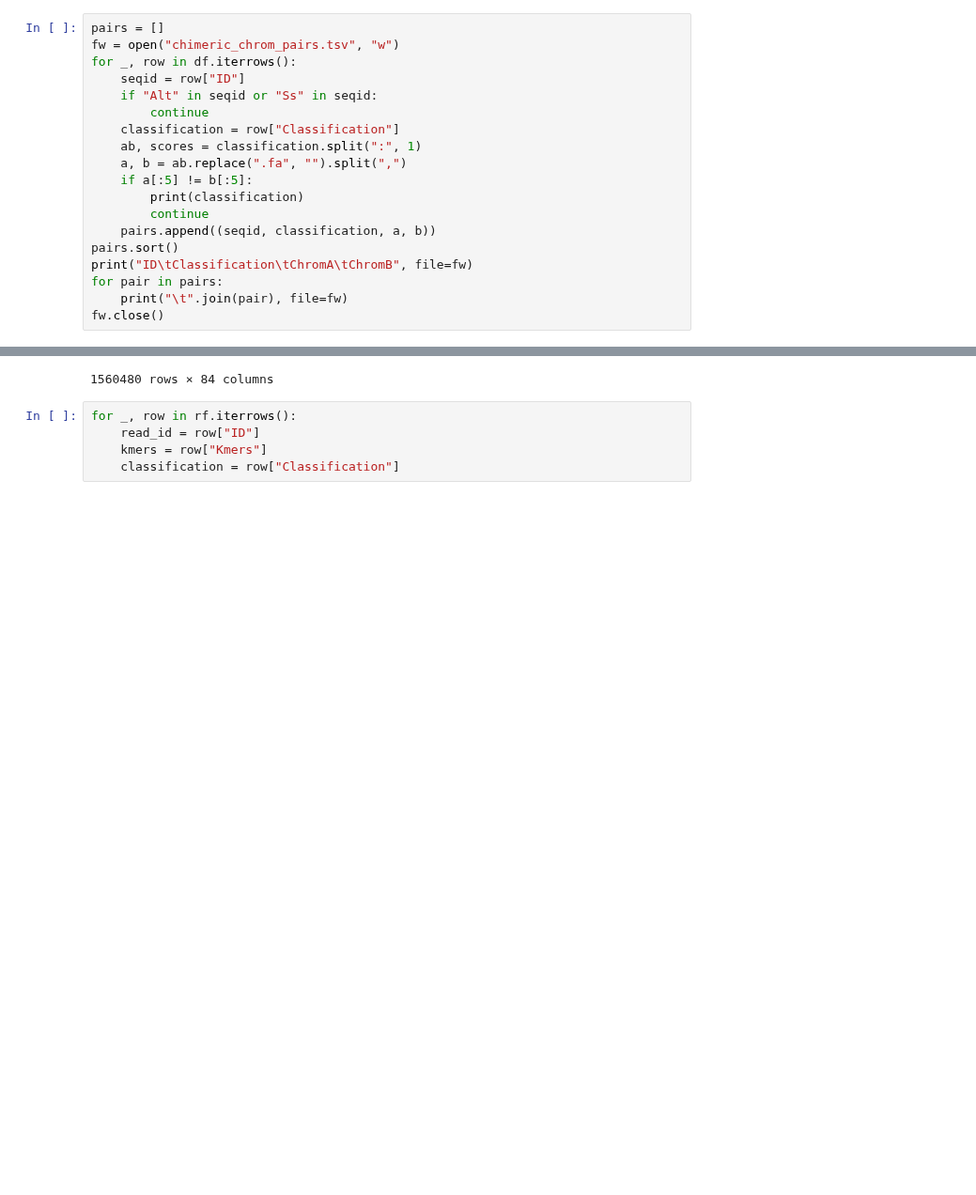
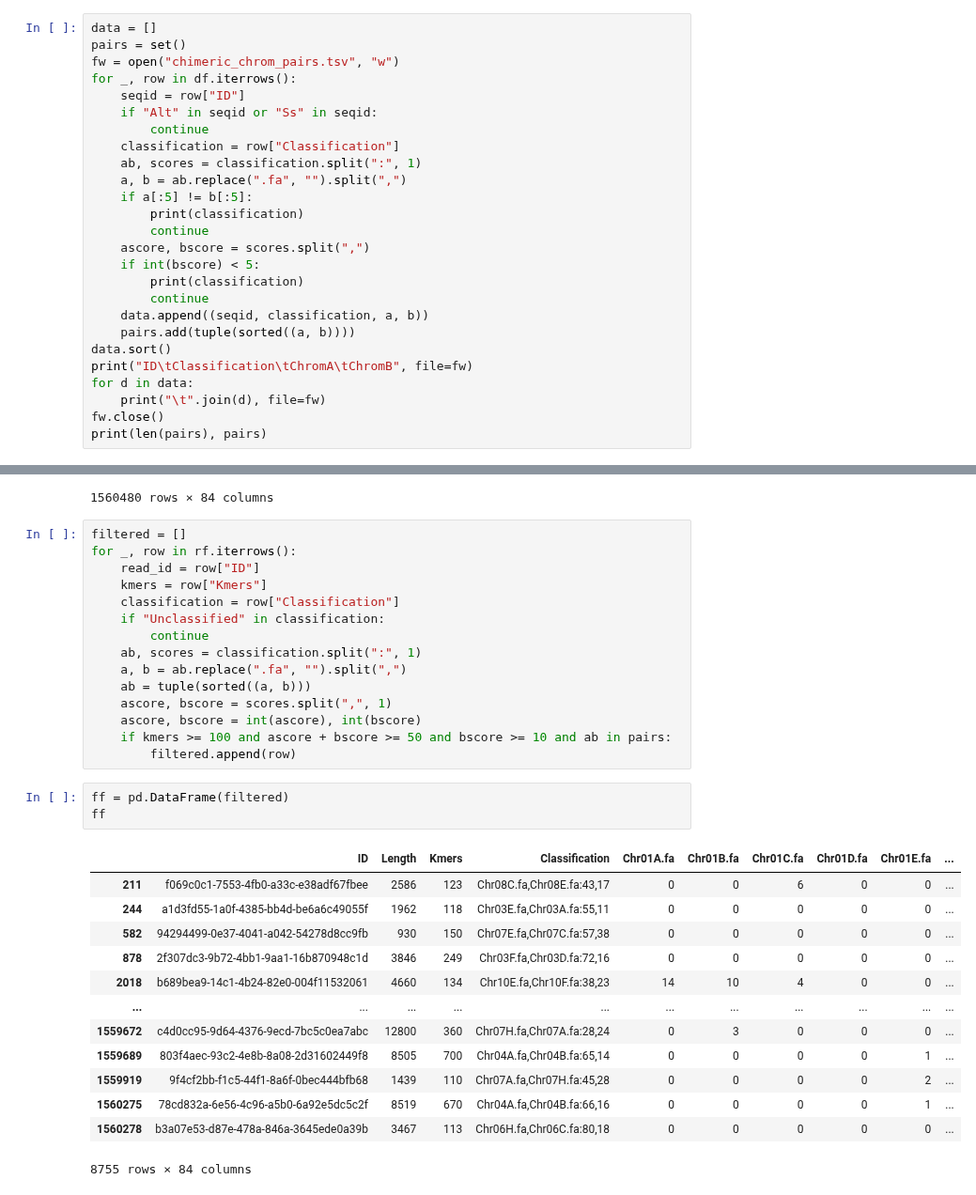
Before and after one commit to tanghaibao/klassify, a Jupyter notebook: notebooks/Breakpoint.ipynb, the cells around one changed output, grey strips where cells are left out. Shown at 94% size. Drawn from its saved outputs; the diff is of its cells as text; blank space fills up the shorter version.

```diff
--- a/notebooks/Breakpoint.ipynb
+++ b/notebooks/Breakpoint.ipynb
@@ -61,7 +61,8 @@ df
 | 0 | SoChr05B | 84959030 | 8496201 | Chr05E.fa,Chr05A.fa:68,18 | 1060 | 2107 | 47029 | 1253 | 6180 | ... |
 124 rows × 84 columns
 # %%
-pairs = []
+data = []
+pairs = set()
 fw = open("chimeric_chrom_pairs.tsv", "w")
 for _, row in df.iterrows():
     seqid = row["ID"]
@@ -73,10 +74,16 @@ for _, row in df.iterrows():
     if a[:5] != b[:5]:
         print(classification)
         continue
-    pairs.append((seqid, classification, a, b))
-pairs.sort()
+    ascore, bscore = scores.split(",")
+    if int(bscore) < 5:
+        print(classification)
+        continue
+    data.append((seqid, classification, a, b))
+    pairs.add(tuple(sorted((a, b))))
+data.sort()
 print("ID\tClassification\tChromA\tChromB", file=fw)
-for pair in pairs:
-    print("\t".join(pair), file=fw)
+for d in data:
+    print("\t".join(d), file=fw)
 fw.close()
+print(len(pairs), pairs)
 # %% [output]
@@ -99,8 +108,35 @@ rf
 | 1560478 | 3cf800c1-91e5-4f2d-aa56-30f8094d996e | 1707 | 0 | Unclassified:0,0 | 0 | 0 | 0 | 0 | 0 | ... |
 | 1560479 | cb34dcc6-7d79-4b92-b7dd-95b834d2f6ed | 2373 | 133 | Chr07E.fa,Chr07G.fa:74,25 | 0 | 0 | 0 | 0 | 0 | ... |
 1560480 rows × 84 columns
-# %%
-for _, row in rf.iterrows():
-    read_id = row["ID"]
-    kmers = row["Kmers"]
-    classification = row["Classification"]
+# %%
+filtered = []
+for _, row in rf.iterrows():
+    read_id = row["ID"]
+    kmers = row["Kmers"]
+    classification = row["Classification"]
+    if "Unclassified" in classification:
+        continue
+    ab, scores = classification.split(":", 1)
+    a, b = ab.replace(".fa", "").split(",")
+    ab = tuple(sorted((a, b)))
+    ascore, bscore = scores.split(",", 1)
+    ascore, bscore = int(ascore), int(bscore)
+    if kmers >= 100 and ascore + bscore >= 50 and bscore >= 10 and ab in pairs:
+        filtered.append(row)
+# %%
+ff = pd.DataFrame(filtered)
+ff
+# %% [output]
+|  | ID | Length | Kmers | Classification | Chr01A.fa | Chr01B.fa | Chr01C.fa | Chr01D.fa | Chr01E.fa | ... |
+| 211 | f069c0c1-7553-4fb0-a33c-e38adf67fbee | 2586 | 123 | Chr08C.fa,Chr08E.fa:43,17 | 0 | 0 | 6 | 0 | 0 | ... |
+| 244 | a1d3fd55-1a0f-4385-bb4d-be6a6c49055f | 1962 | 118 | Chr03E.fa,Chr03A.fa:55,11 | 0 | 0 | 0 | 0 | 0 | ... |
+| 582 | 94294499-0e37-4041-a042-54278d8cc9fb | 930 | 150 | Chr07E.fa,Chr07C.fa:57,38 | 0 | 0 | 0 | 0 | 0 | ... |
+| 878 | 2f307dc3-9b72-4bb1-9aa1-16b870948c1d | 3846 | 249 | Chr03F.fa,Chr03D.fa:72,16 | 0 | 0 | 0 | 0 | 0 | ... |
+| 2018 | b689bea9-14c1-4b24-82e0-004f11532061 | 4660 | 134 | Chr10E.fa,Chr10F.fa:38,23 | 14 | 10 | 4 | 0 | 0 | ... |
+| ... | ... | ... | ... | ... | ... | ... | ... | ... | ... | ... |
+| 1559672 | c4d0cc95-9d64-4376-9ecd-7bc5c0ea7abc | 12800 | 360 | Chr07H.fa,Chr07A.fa:28,24 | 0 | 3 | 0 | 0 | 0 | ... |
+| 1559689 | 803f4aec-93c2-4e8b-8a08-2d31602449f8 | 8505 | 700 | Chr04A.fa,Chr04B.fa:65,14 | 0 | 0 | 0 | 0 | 1 | ... |
+| 1559919 | 9f4cf2bb-f1c5-44f1-8a6f-0bec444bfb68 | 1439 | 110 | Chr07A.fa,Chr07H.fa:45,28 | 0 | 0 | 0 | 0 | 2 | ... |
+| 1560275 | 78cd832a-6e56-4c96-a5b0-6a92e5dc5c2f | 8519 | 670 | Chr04A.fa,Chr04B.fa:66,16 | 0 | 0 | 0 | 0 | 1 | ... |
+| 1560278 | b3a07e53-d87e-478a-846a-3645ede0a39b | 3467 | 113 | Chr06H.fa,Chr06C.fa:80,18 | 0 | 0 | 0 | 0 | 0 | ... |
+8755 rows × 84 columns
```
Also changed, not shown: parts of 2 cells of this notebook.
